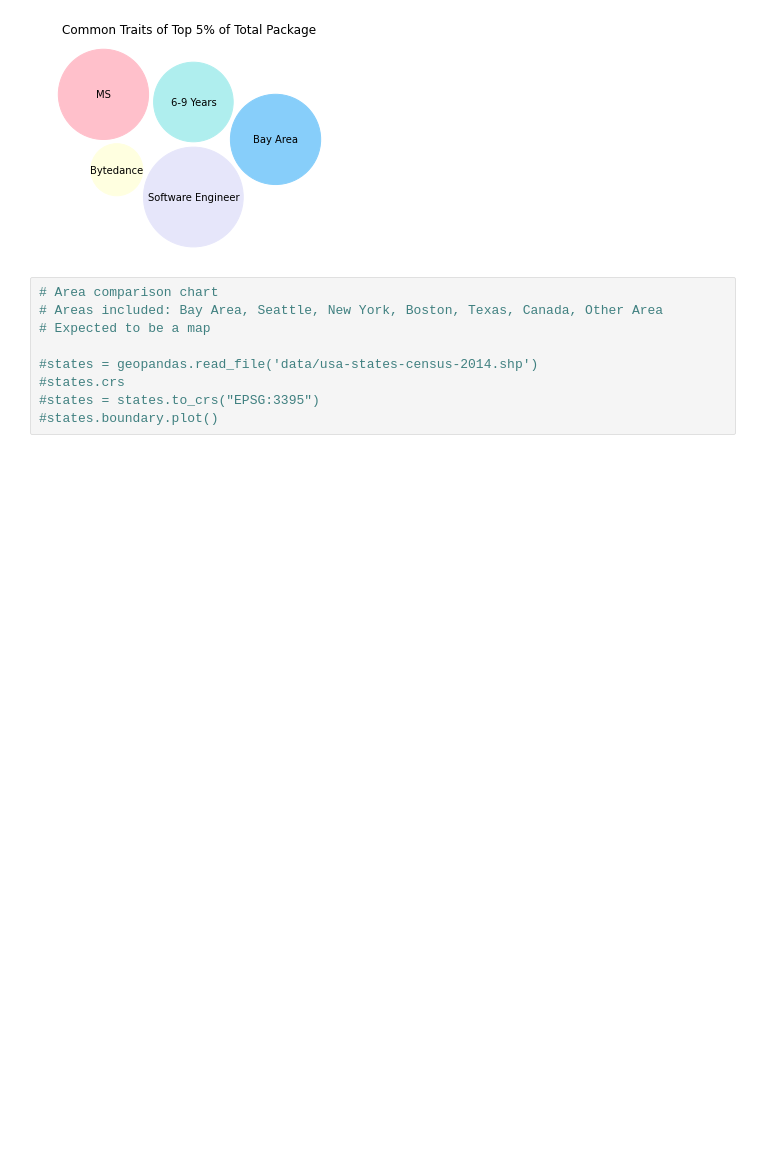
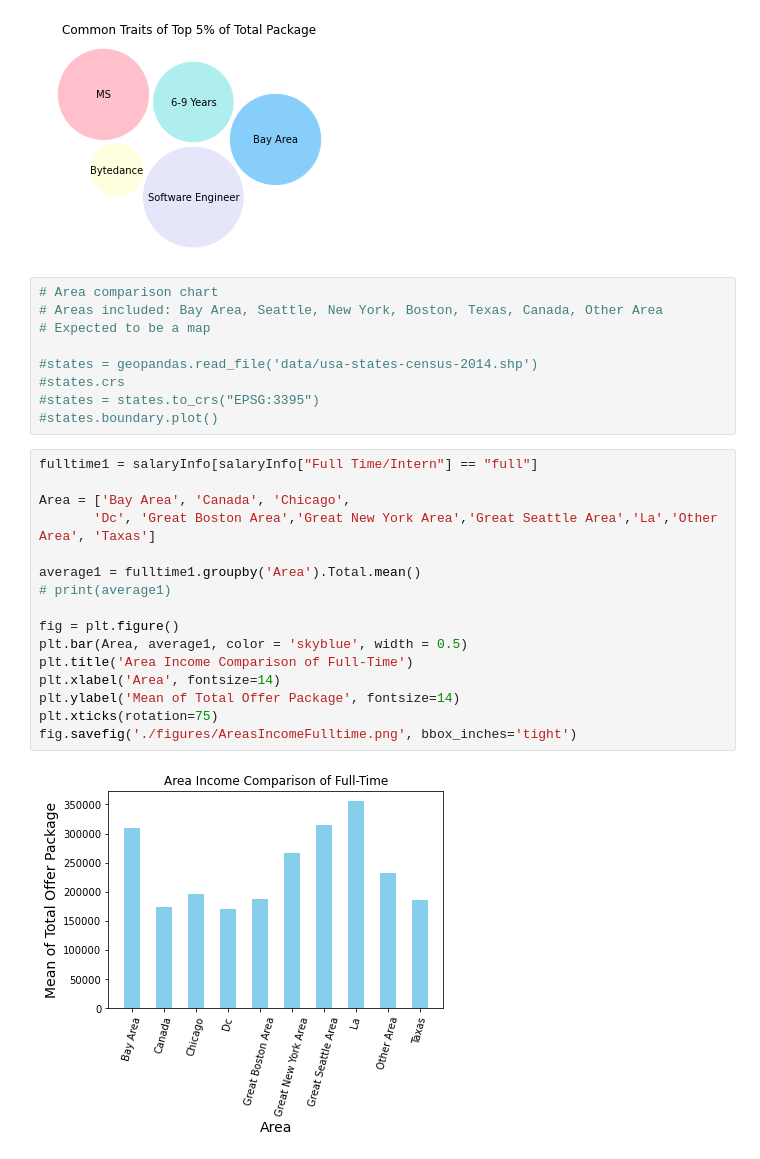
Before and after one commit to dorothyjx/damg-6105-Final-Project, a Jupyter notebook: project_final.ipynb, the cells around one changed output. Saved outputs shown, nothing was run; the diff lists cells and outputs as text; blank space fills up the shorter version.

Commit message:
charts for newgrad and fulltime

```diff
--- a/project_final.ipynb
+++ b/project_final.ipynb
@@ -844,3 +844,21 @@ fig.savefig('./figures/CommonTraits.png', bbox_inches='tight')
 #states.crs
 #states = states.to_crs("EPSG:3395")
 #states.boundary.plot()
+# %%
+fulltime1 = salaryInfo[salaryInfo["Full Time/Intern"] == "full"]
+
+Area = ['Bay Area', 'Canada', 'Chicago',
+       'Dc', 'Great Boston Area','Great New York Area','Great Seattle Area','La','Other Area', 'Taxas']
+
+average1 = fulltime1.groupby('Area').Total.mean()
+# print(average1)
+
+fig = plt.figure()
+plt.bar(Area, average1, color = 'skyblue', width = 0.5)
+plt.title('Area Income Comparison of Full-Time')
+plt.xlabel('Area', fontsize=14)
+plt.ylabel('Mean of Total Offer Package', fontsize=14)
+plt.xticks(rotation=75)
+fig.savefig('./figures/AreasIncomeFulltime.png', bbox_inches='tight')
+# %% [output]
+[figure, added]
```
Also changed, not shown: parts of 1 cell of this notebook, 2 other files.
